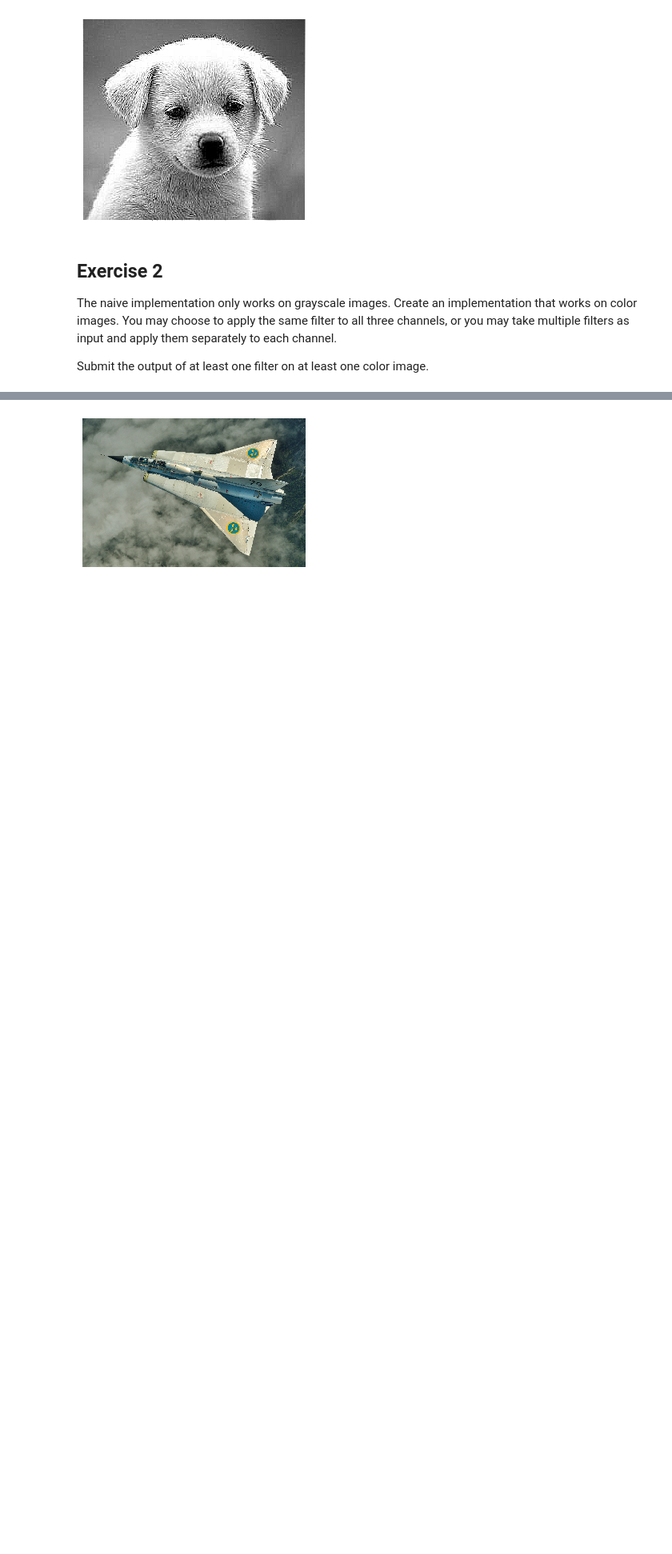
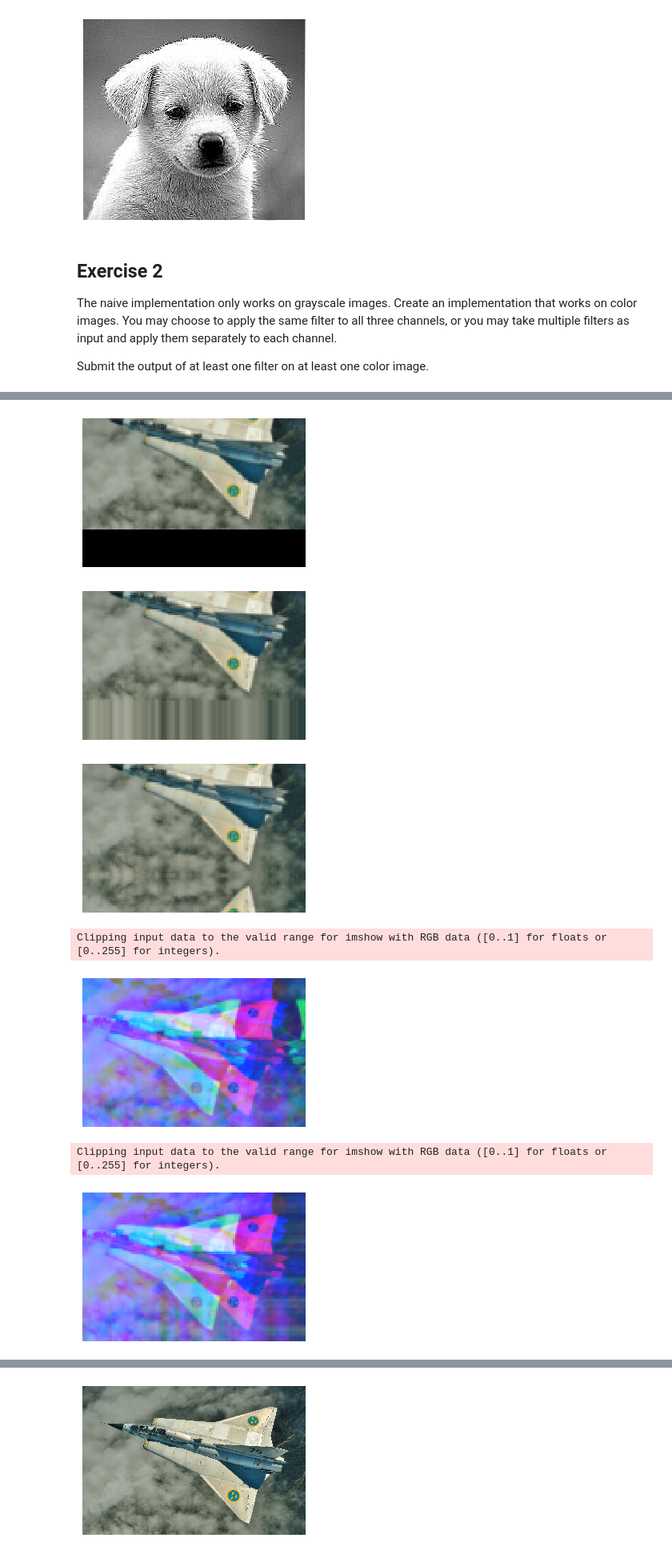
Before and after one commit to Daniel-E-B/cs280-computer-vision, a Jupyter notebook: Filters/Filters.ipynb, the cells around one changed output, grey strips where cells are left out. Shown at 80% size. Saved outputs shown, nothing was run; the diff lists cells and outputs as text; code cells hidden in the pictures; blank space fills up the shorter version.

```diff
--- a/Filters/Filters.ipynb
+++ b/Filters/Filters.ipynb
@@ -196,3 +217,73 @@ Modify naive_convolutional_filter to implement one or more of these strategies.
+# %%
+# 0 padding
+def zero_pad(img_slice, x_pad_radius, y_pad_radius):
+    return np.pad(img_slice, ((y_pad_radius, y_pad_radius),
+                                (x_pad_radius, x_pad_radius)),
+                                'constant', constant_values=(0,0))
+
+# edge value replication
+def edge_replication_pad(img_slice, x_pad_radius, y_pad_radius):
+    return np.pad(img_slice, ((y_pad_radius, y_pad_radius), (x_pad_radius, x_pad_radius)), mode='edge')
+
+# mirror extension
+def mirror_pad(img_slice, x_pad_radius, y_pad_radius):
+    return np.pad(img_slice, ((y_pad_radius, y_pad_radius), (x_pad_radius, x_pad_radius)), mode='symmetric')
+
+
+def single_channel_filter(filter_, image_slice, channel_id=0, padding=zero_pad):
+    # pad the image slice
+    filter_x_radius = math.floor(filter_.shape[1] / 2)
+    filter_y_radius = math.floor(filter_.shape[0] / 2)
+
+    padded_image_slice = padding(image_slice, filter_x_radius, filter_y_radius)
+
+    # apply the filter
+    filtered_slice = np.zeros(image_slice.shape)
+
+    for y in range(0, image_slice.shape[0]):
+        for x in range(0, image_slice.shape[1]):
+            filtered_slice[y][x] = np.sum(filter_ * \
+                padded_image_slice[y:y + filter_.shape[0], x:x + filter_.shape[1]])
+
+    return filtered_slice, channel_id
+
+def threaded_single_channel_filter(queue, filter_, image_slice, channel_id, padding):
+    queue.put(single_channel_filter(filter_, image_slice, channel_id, padding))
+
+def rgb_filter(filters, image_, padding=zero_pad):
+    assert(len(filters) == image_.shape[2])
+
+    filter_threads = []
+    image_slices = 3 * [0]
+    q = multiprocessing.Queue()
+
+    for i, f in enumerate(filters):
+        proc = multiprocessing.Process(target=threaded_single_channel_filter, args=(q, f, image_[:, :, i], i, padding))
+        filter_threads.append(proc)
+        proc.start()
+
+    for f in filter_threads:
+        slice_ = q.get()
+        image_slices[slice_[1]] = slice_[0]
+
+    for f in filter_threads:
+        f.join()
+
+    return np.dstack(image_slices) # dstack concatenates along a third axis
+
+display(rgb_filter(3 * [up_20], test_image))
+display(rgb_filter(3 * [up_20], test_image, padding=edge_replication_pad))
+display(rgb_filter(3 * [up_20], test_image, padding=mirror_pad))
+display(rgb_filter([ident, ident, filter2], rgb_filter([ident, left_20, up_20], test_image, padding=mirror_pad)))
+display(rgb_filter([ident, ident, filter2], rgb_filter([ident, left_20, up_20], test_image, padding=edge_replication_pad)))
+# %% [output]
+[figure, added]
+[figure, added]
+[figure, added]
+Clipping input data to the valid range for imshow with RGB data ([0..1] for floats or [0..255] for integers).
+[figure, added]
+Clipping input data to the valid range for imshow with RGB data ([0..1] for floats or [0..255] for integers).
+[figure, added]
 # %% [markdown]
 ## Advanced exercise 2
 
```
Also changed, not shown: parts of 6 cells of this notebook.
